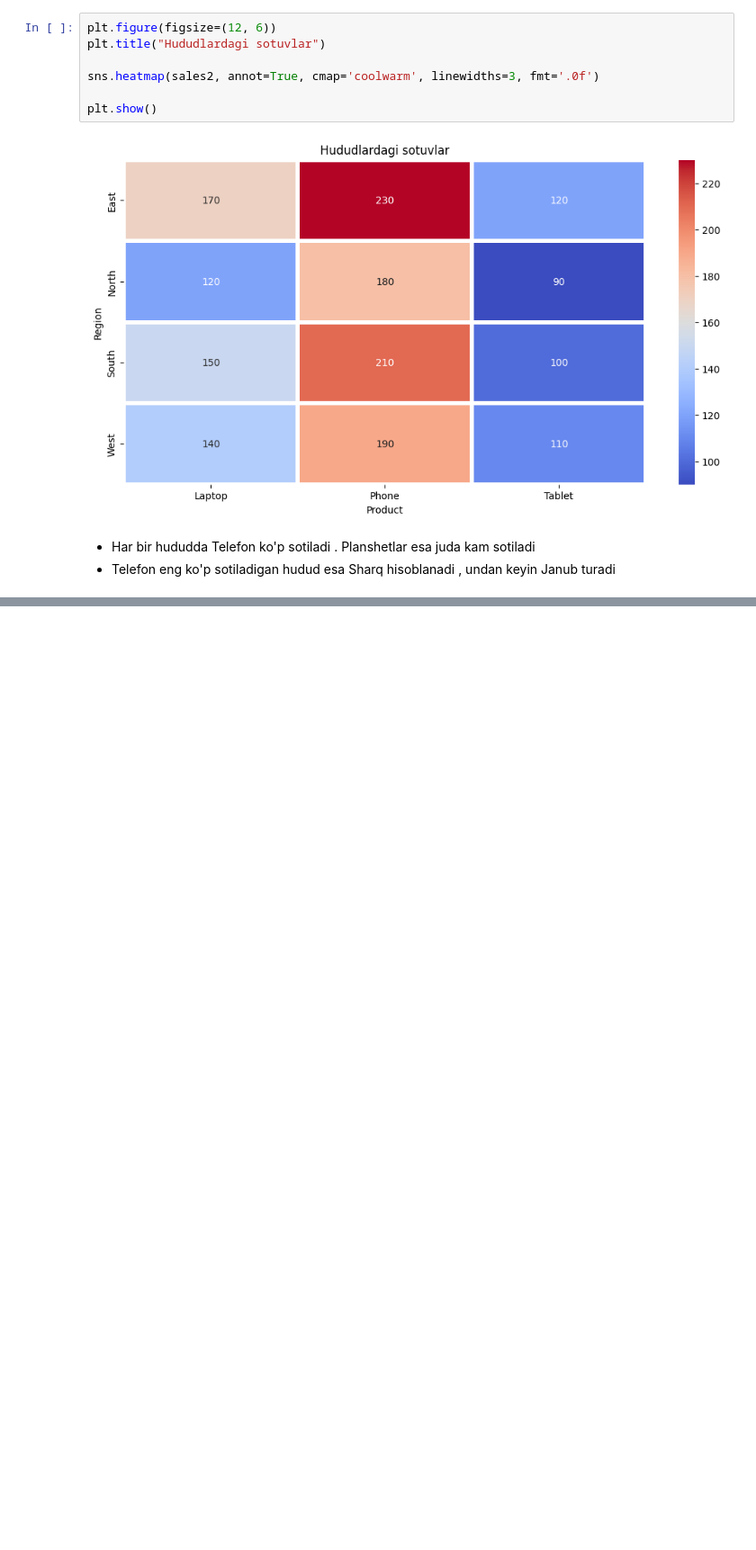
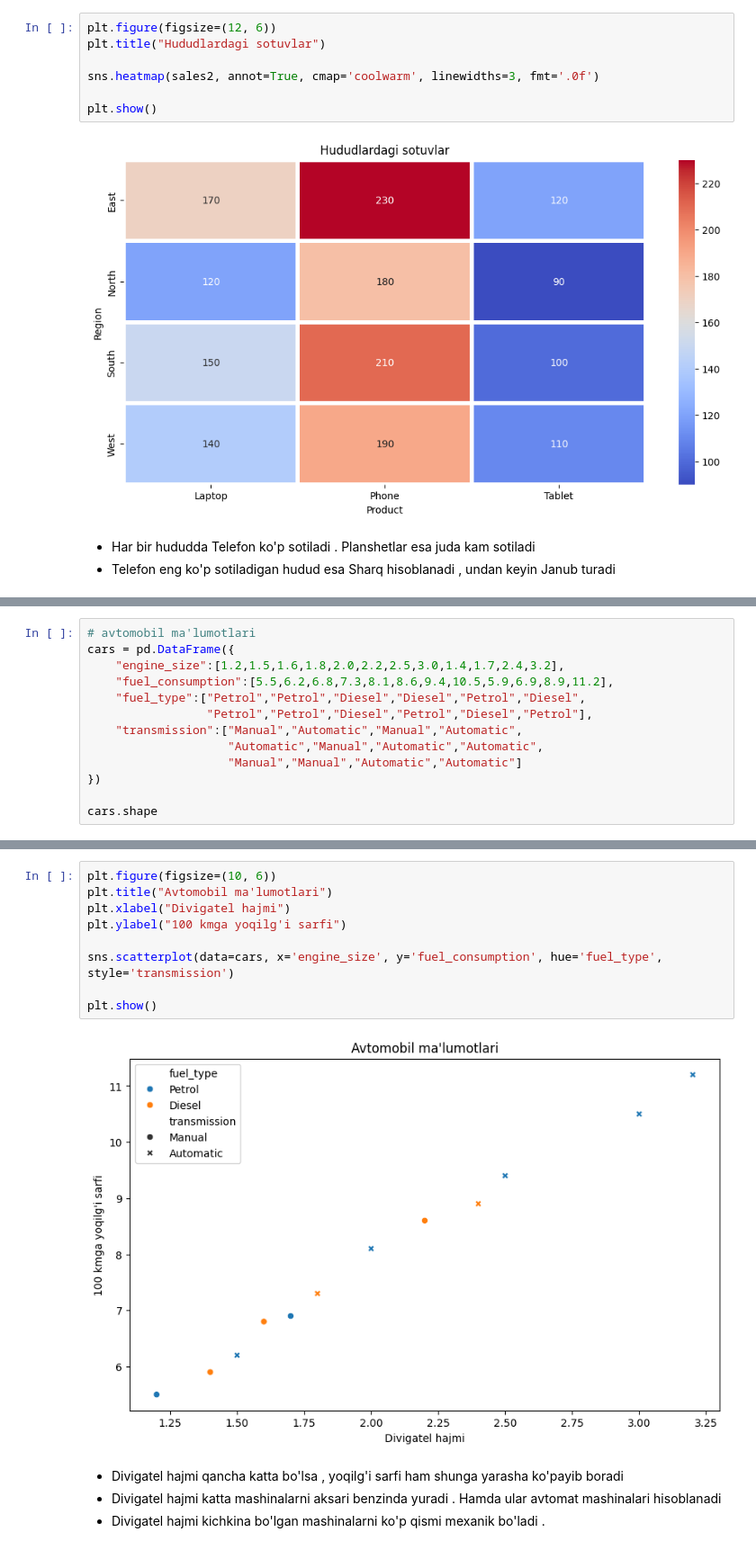
Before and after one commit to izzat-ai/learning-ai, a Jupyter notebook: data_visualization/seaborn/real_practice.ipynb, the cells around one changed output, grey strips where cells are left out. Shown at 90% size. Cells and saved outputs as stored; diff of their text form; blank space fills up the shorter version.

```diff
--- a/data_visualization/seaborn/real_practice.ipynb
+++ b/data_visualization/seaborn/real_practice.ipynb
@@ -291,0 +336,13 @@ plt.show()
+# %%
+# avtomobil ma'lumotlari
+cars = pd.DataFrame({
+    "engine_size":[1.2,1.5,1.6,1.8,2.0,2.2,2.5,3.0,1.4,1.7,2.4,3.2],
+    "fuel_consumption":[5.5,6.2,6.8,7.3,8.1,8.6,9.4,10.5,5.9,6.9,8.9,11.2],
+    "fuel_type":["Petrol","Petrol","Diesel","Diesel","Petrol","Diesel",
+                 "Petrol","Petrol","Diesel","Petrol","Diesel","Petrol"],
+    "transmission":["Manual","Automatic","Manual","Automatic",
+                    "Automatic","Manual","Automatic","Automatic",
+                    "Manual","Manual","Automatic","Automatic"]
+})
+
+cars.shape
@@ -291,0 +360,15 @@ plt.show()
+# %%
+plt.figure(figsize=(10, 6))
+plt.title("Avtomobil ma'lumotlari")
+plt.xlabel("Divigatel hajmi")
+plt.ylabel("100 kmga yoqilg'i sarfi")
+
+sns.scatterplot(data=cars, x='engine_size', y='fuel_consumption', hue='fuel_type', style='transmission')
+
+plt.show()
+# %% [output]
+[figure, added]
+# %% [markdown]
+- Divigatel hajmi qancha katta bo'lsa , yoqilg'i sarfi ham shunga yarasha ko'payib boradi
+- Divigatel hajmi katta mashinalarni aksari benzinda yuradi . Hamda ular avtomat mashinalari hisoblanadi
+- Divigatel hajmi kichkina bo'lgan mashinalarni ko'p qismi mexanik bo'ladi .
```
Also changed, not shown: parts of 8 cells of this notebook.
